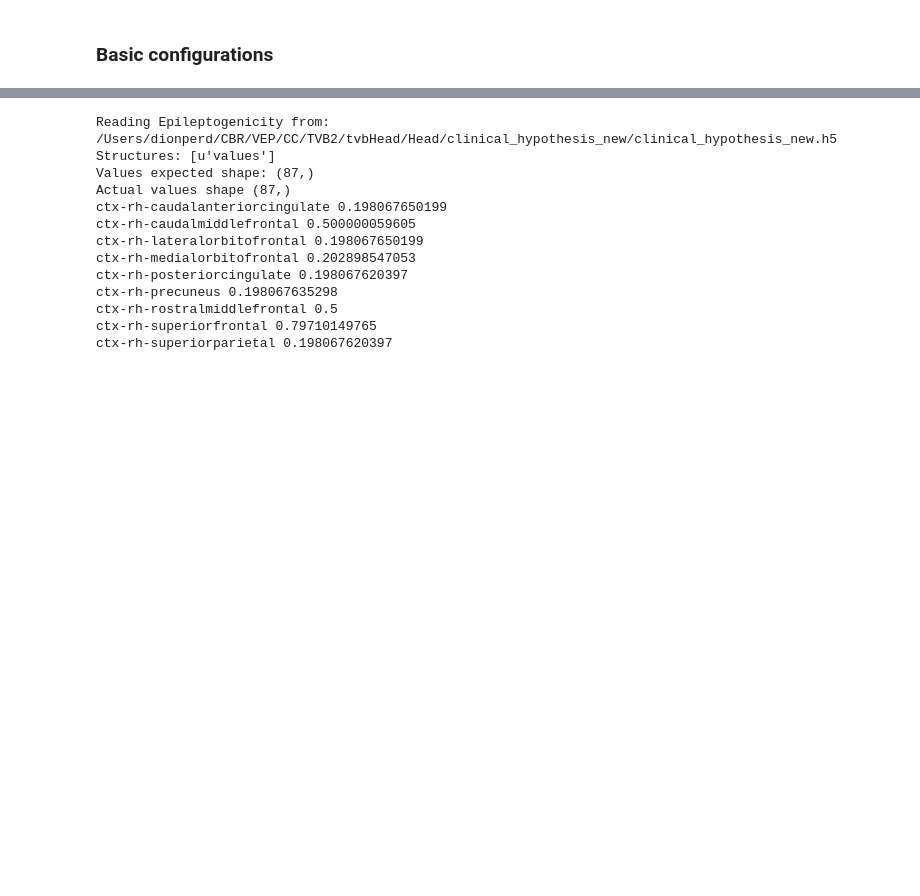
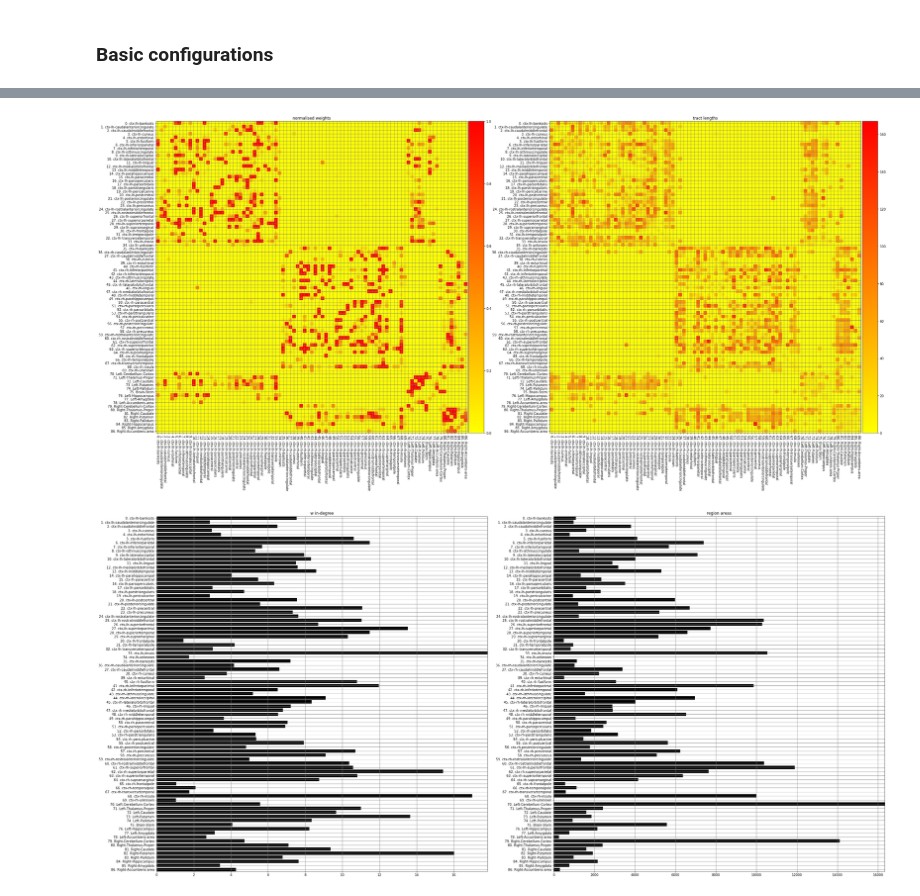
Before and after one commit to the-virtual-brain/tvb-epilepsy, a Jupyter notebook: tvb_epilepsy/top/examples/tvb_epilepsy_tutorial.ipynb, the cells around one changed output, grey strips where cells are left out. Drawn from its saved outputs; the diff is of its cells as text; code cells hidden in the pictures; blank space fills up the shorter version.

Commit message:
Working on updating tvb-epilepsy notebook

```diff
--- a/tvb_epilepsy/top/examples/tvb_epilepsy_tutorial.ipynb
+++ b/tvb_epilepsy/top/examples/tvb_epilepsy_tutorial.ipynb
@@ -35,0 +35,27 @@ SyntaxError: Unexpected identifier
+# %%
+!source activate python2.7.3
+
+%matplotlib inline
+
+import sys
+stdout = sys.stdout
+import os
+import numpy as np
+from tvb_epilepsy.base.constants.config import Config
+from tvb_epilepsy.base.utils.log_error_utils import initialize_logger
+from tvb_epilepsy.io.h5_reader import H5Reader
+from tvb_epilepsy.io.tvb_data_reader import TVBReader
+sys.stdout = stdout
+from tvb_epilepsy.io.h5_writer import H5Writer
+from tvb_epilepsy.plot.plotter import Plotter
+
+head_folder = os.path.join(os.path.expanduser("~"), 'Dropbox', 'Work', 'VBtech', 'VEP', "results", "CC", "TVB3", "Head")
+tvb_folder = os.path.join(os.path.expanduser("~"), 'Dropbox', 'Work', 'VBtech', 'VEP', "results", "CC", "TVB3", "tvb")
+output = os.path.join(os.path.expanduser("~"), 'Dropbox', 'Work', 'VBtech', 'VEP', "results", "tests")
+config = Config(head_folder=tvb_folder, output_base=output, data_mode='tvb')
+logger = initialize_logger(__name__, config.out.FOLDER_LOGS)
+tvb_reader = TVBReader()
+reader = H5Reader()
+writer = H5Writer()
+config.figures.SHOW_FLAG = True
+plotter = Plotter(config)
@@ -36,6 +65,8 @@ SyntaxError: Unexpected identifier
 # %%
+### Reading data
 logger.info("Reading from: " + config.input.HEAD)
-head = reader.read_head(config.input.HEAD)
+head = tvb_reader.read_head(config.input.HEAD)
+# head = reader.read_head(config.input.HEAD)
 # Plot
-head.plot(show_flag=SHOW_FLAG, save_flag=SAVE_FLAG, figure_dir=FOLDER_FIGURES, figure_format=FIG_FORMAT)
+plotter.plot_head(head)
 # %% [output]
@@ -43,23 +77,2 @@ SyntaxError: Invalid or unexpected token
+[figure, added]
+[figure, added]
-# %%
-# Read clinical hypothesis...
-from tvb_epilepsy.custom.readers_custom import CustomReader
-reader = CustomReader()
-clinical_hypothesis = reader.read_epileptogenicity(PATIENT_VIRTUAL_HEAD, name=HYPOTHESIS_NAME)
-disease_indices, = np.where(clinical_hypothesis > 0.0)
-disease_values = clinical_hypothesis[disease_indices]
-for iRegion in range(len(disease_indices)):
-    print head.connectivity.region_labels[disease_indices[iRegion]], disease_values[iRegion]
-# %% [output]
-Reading Epileptogenicity from: /Users/dionperd/CBR/VEP/CC/TVB2/tvbHead/Head/clinical_hypothesis_new/clinical_hypothesis_new.h5
-Structures: [u'values']
-Values expected shape: (87,)
-Actual values shape (87,)
-ctx-rh-caudalanteriorcingulate 0.198067650199
-ctx-rh-caudalmiddlefrontal 0.500000059605
-ctx-rh-lateralorbitofrontal 0.198067650199
-ctx-rh-medialorbitofrontal 0.202898547053
-ctx-rh-posteriorcingulate 0.198067620397
-ctx-rh-precuneus 0.198067635298
-ctx-rh-rostralmiddlefrontal 0.5
-ctx-rh-superiorfrontal 0.79710149765
-ctx-rh-superiorparietal 0.198067620397
```
Also changed, not shown: parts of 10 cells of this notebook.
